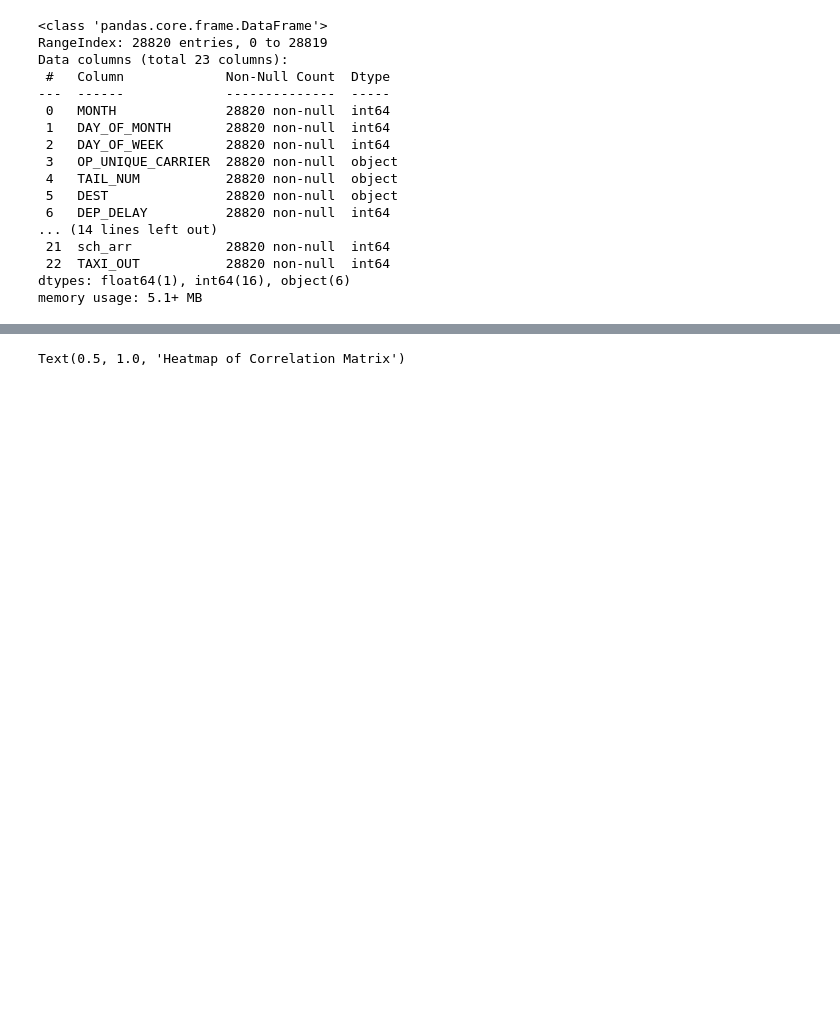
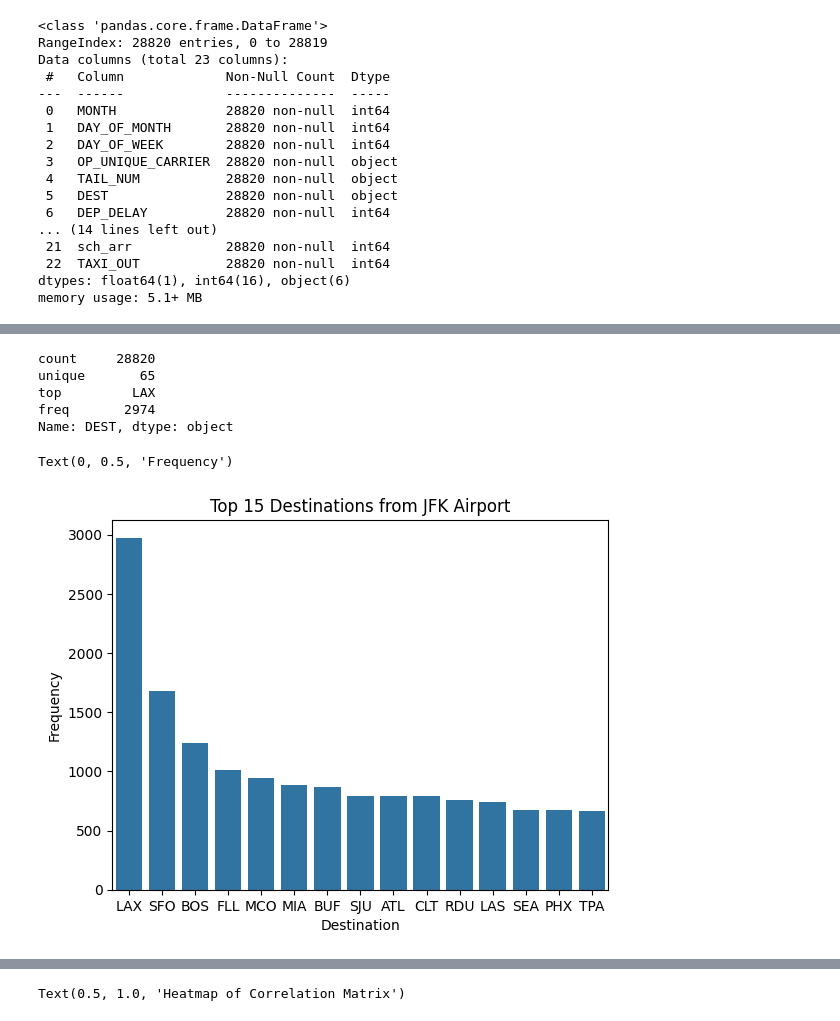
Before and after one commit to Rokeeb17/DS-Assignments, a Jupyter notebook: LinearRegression.ipynb, the cells around one changed output, grey strips where cells are left out. Drawn from its saved outputs; the diff is of its cells as text; code cells hidden in the pictures; blank space fills up the shorter version.

```diff
--- a/LinearRegression.ipynb
+++ b/LinearRegression.ipynb
@@ -64,3 +64,19 @@ data.iloc[:, 3:].describe()
 | 50% | -3.000000 | 188.000000 | 1029.000000 | 856.000000 | 854.000000 | 918.000000 | 42.000000 | 59.000000 | ... |
 | 75% | 2.000000 | 365.000000 | 2248.000000 | 1095.000000 | 1097.000000 | 1193.000000 | 47.000000 | 74.000000 | ... |
 | max | 1276.000000 | 697.000000 | 4983.000000 | 1439.000000 | 1440.000000 | 1439.000000 | 68.000000 | 97.000000 | ... |
+# %%
+## some fun facts
+print(data['DEST'].describe())
+
+sns.countplot(x='DEST', data=data, order=data['DEST'].value_counts().iloc[:15].index)
+plt.title('Top 15 Destinations from JFK Airport')
+plt.xlabel('Destination')
+plt.ylabel('Frequency')
+# %% [output]
+count     28820
+unique       65
+top         LAX
+freq       2974
+Name: DEST, dtype: object
+Text(0, 0.5, 'Frequency')
+[figure, added]
```
Also changed, not shown: parts of 7 cells of this notebook.
